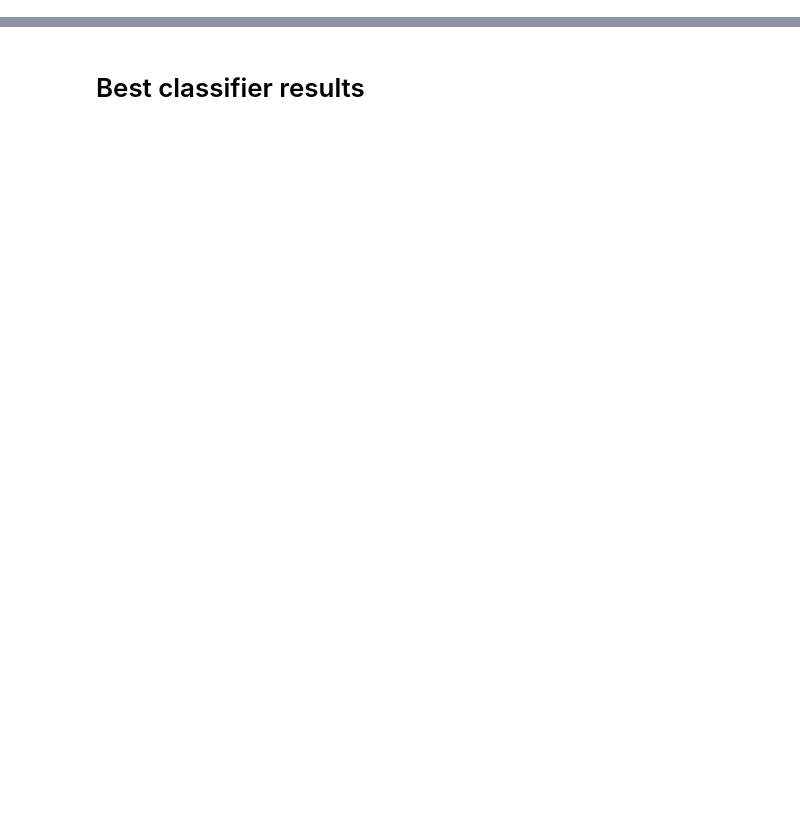
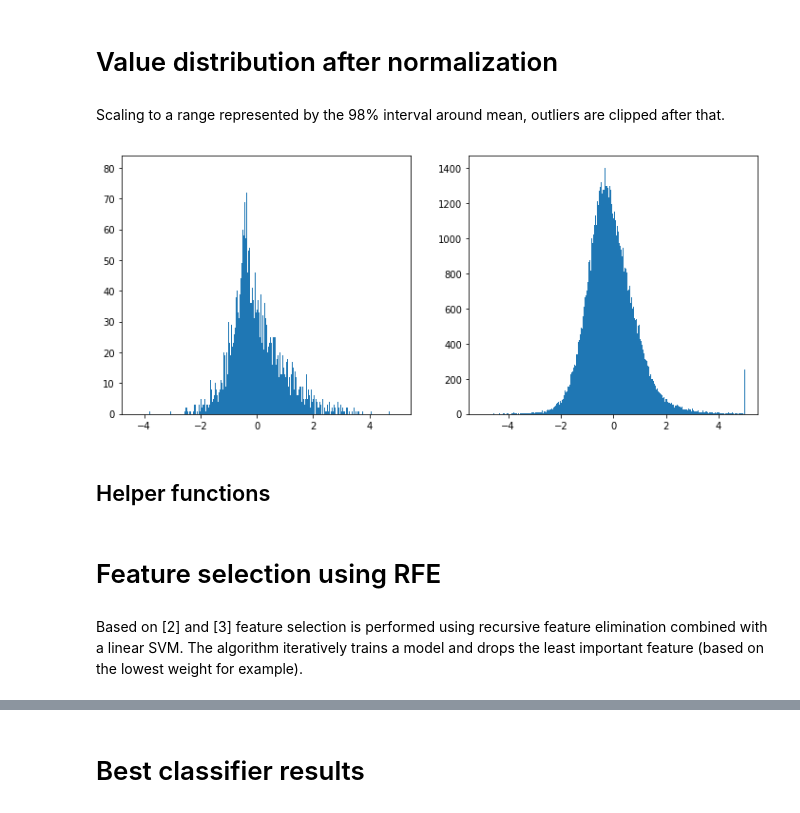
Before and after one commit to darthdeus/bioinf-project, a Jupyter notebook: Gene.ipynb, the cells around one changed output, grey strips where cells are left out. Saved outputs shown, nothing was run; the diff lists cells and outputs as text; code cells hidden in the pictures; blank space fills up the shorter version.

```diff
--- a/Gene.ipynb
+++ b/Gene.ipynb
@@ -99,0 +71,14 @@ pca.explained_variance_ratio_.cumsum()
+# %% [markdown]
+# Value distribution after normalization
+# %% [markdown]
+Scaling to a range represented by the 98% interval around mean, outliers are clipped after that.
+# %%
+plt.figure(figsize=(12,5))
+plt.subplot(121)
+plt.hist(X_train.reshape(-1), bins=500)
+plt.subplot(122)
+plt.hist(X_test.reshape(-1), bins=500);
+# %% [output]
+[figure, added]
+# %% [markdown]
+## Helper functions
@@ -99,0 +130,4 @@ pca.explained_variance_ratio_.cumsum()
+# %% [markdown]
+# Feature selection using RFE
+# %% [markdown]
+Based on \[2] and \[3] feature selection is performed using recursive feature elimination combined with a linear SVM. The algorithm iteratively trains a model and drops the least important feature (based on the lowest weight for example).
```
Also changed, not shown: parts of 93 cells of this notebook.
